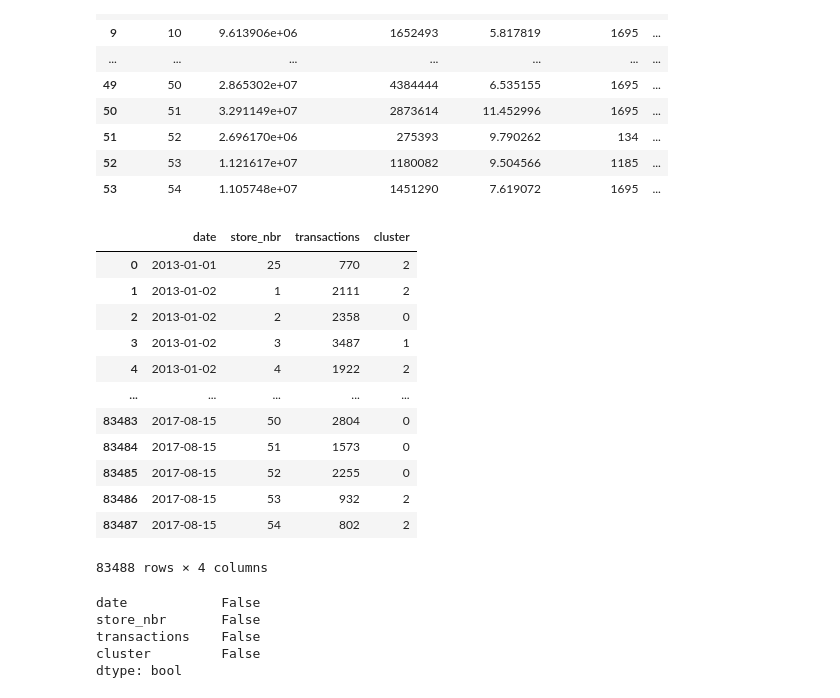
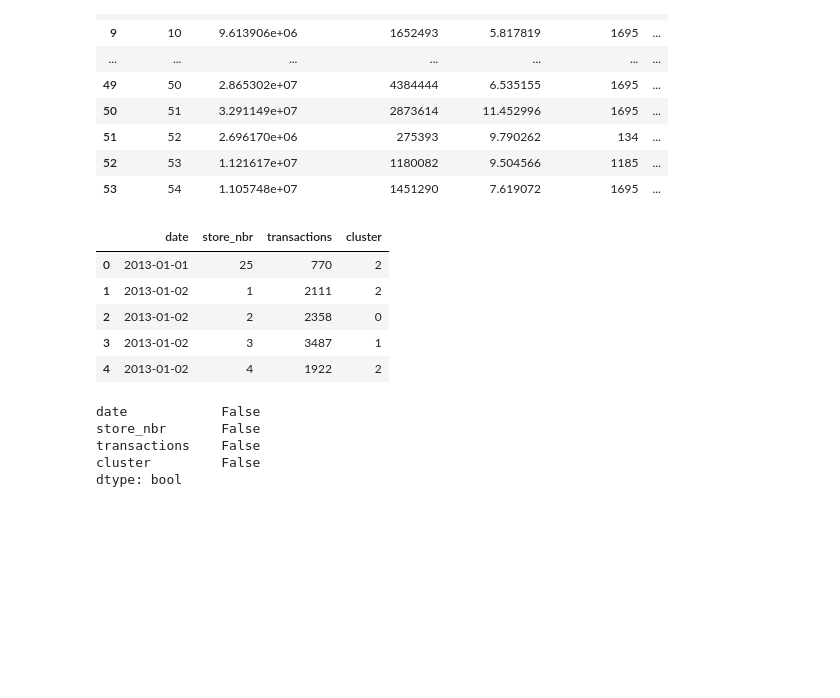
Before and after one commit to lgregs/TCC-PUCSP-CDIA, a Jupyter notebook: Prophet.ipynb, the cells around one changed output. Drawn from its saved outputs; the diff is of its cells as text; code cells hidden in the pictures; blank space fills up the shorter version.

```diff
--- a/Prophet.ipynb
+++ b/Prophet.ipynb
@@ -74,21 +61,14 @@ df_clusterizado
 # %%
 # Merge dos DataFrames utilizando a coluna 'store_nbr' como chave de junção
 transactions = pd.merge(transactions, df_clusterizado[['store_nbr', 'cluster']], on='store_nbr', how='left')
-transactions
+transactions.head()
 # %% [output]
 |  | date | store_nbr | transactions | cluster |
 | 0 | 2013-01-01 | 25 | 770 | 2 |
 | 1 | 2013-01-02 | 1 | 2111 | 2 |
 | 2 | 2013-01-02 | 2 | 2358 | 0 |
 | 3 | 2013-01-02 | 3 | 3487 | 1 |
 | 4 | 2013-01-02 | 4 | 1922 | 2 |
-| ... | ... | ... | ... | ... |
-| 83483 | 2017-08-15 | 50 | 2804 | 0 |
-| 83484 | 2017-08-15 | 51 | 1573 | 0 |
-| 83485 | 2017-08-15 | 52 | 2255 | 0 |
-| 83486 | 2017-08-15 | 53 | 932 | 2 |
-| 83487 | 2017-08-15 | 54 | 802 | 2 |
-83488 rows × 4 columns
 # %%
 transactions.isnull().any()
 # %% [output]
```
Also changed, not shown: parts of 38 cells of this notebook.
